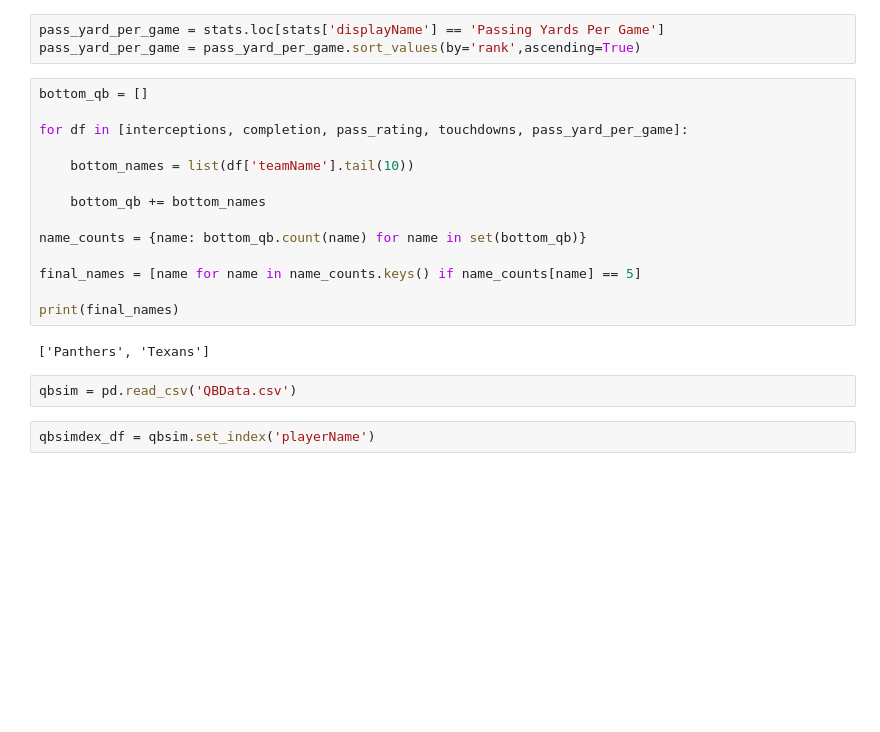
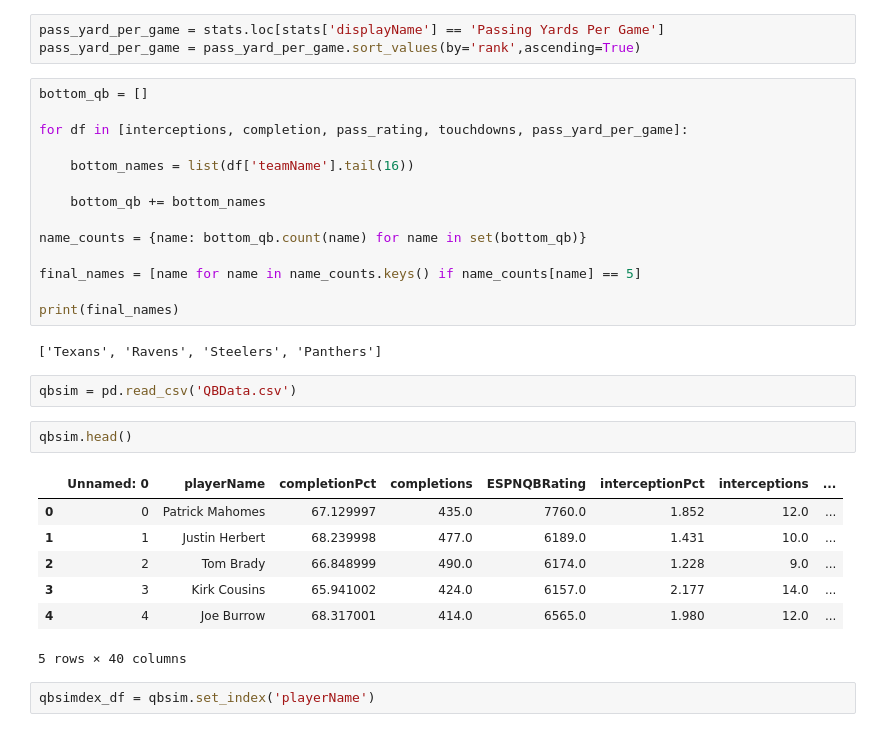
Before and after one commit to ColeDM-2020/INST414-Project, a Jupyter notebook: qb_ranking.ipynb, the cells around one changed output. Saved outputs shown, nothing was run; the diff lists cells and outputs as text; blank space fills up the shorter version.

```diff
--- a/qb_ranking.ipynb
+++ b/qb_ranking.ipynb
@@ -95,7 +113,7 @@ bottom_qb = []
 
 for df in [interceptions, completion, pass_rating, touchdowns, pass_yard_per_game]:
 
-    bottom_names = list(df['teamName'].tail(10))
+    bottom_names = list(df['teamName'].tail(16))
 
     bottom_qb += bottom_names
 
@@ -105,9 +123,19 @@ final_names = [name for name in name_counts.keys() if name_counts[name] == 5]
 
 print(final_names)
 # %% [output]
-['Panthers', 'Texans']
+['Texans', 'Ravens', 'Steelers', 'Panthers']
 # %%
 qbsim = pd.read_csv('QBData.csv')
+# %%
+qbsim.head()
+# %% [output]
+|  | Unnamed: 0 | playerName | completionPct | completions | ESPNQBRating | interceptionPct | interceptions | ... |
+| 0 | 0 | Patrick Mahomes | 67.129997 | 435.0 | 7760.0 | 1.852 | 12.0 | ... |
+| 1 | 1 | Justin Herbert | 68.239998 | 477.0 | 6189.0 | 1.431 | 10.0 | ... |
+| 2 | 2 | Tom Brady | 66.848999 | 490.0 | 6174.0 | 1.228 | 9.0 | ... |
+| 3 | 3 | Kirk Cousins | 65.941002 | 424.0 | 6157.0 | 2.177 | 14.0 | ... |
+| 4 | 4 | Joe Burrow | 68.317001 | 414.0 | 6565.0 | 1.980 | 12.0 | ... |
+5 rows × 40 columns
 # %%
 qbsimdex_df = qbsim.set_index('playerName')
 # %%
```
Also changed, not shown: parts of 1 cell of this notebook, 2 other files.
